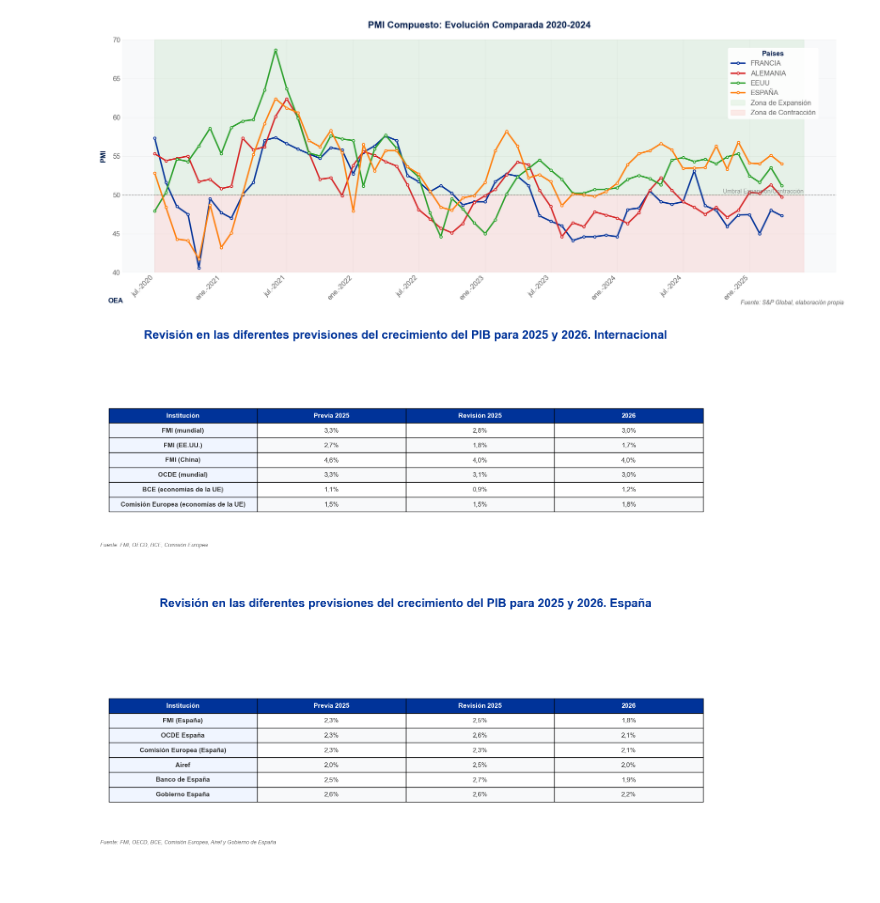
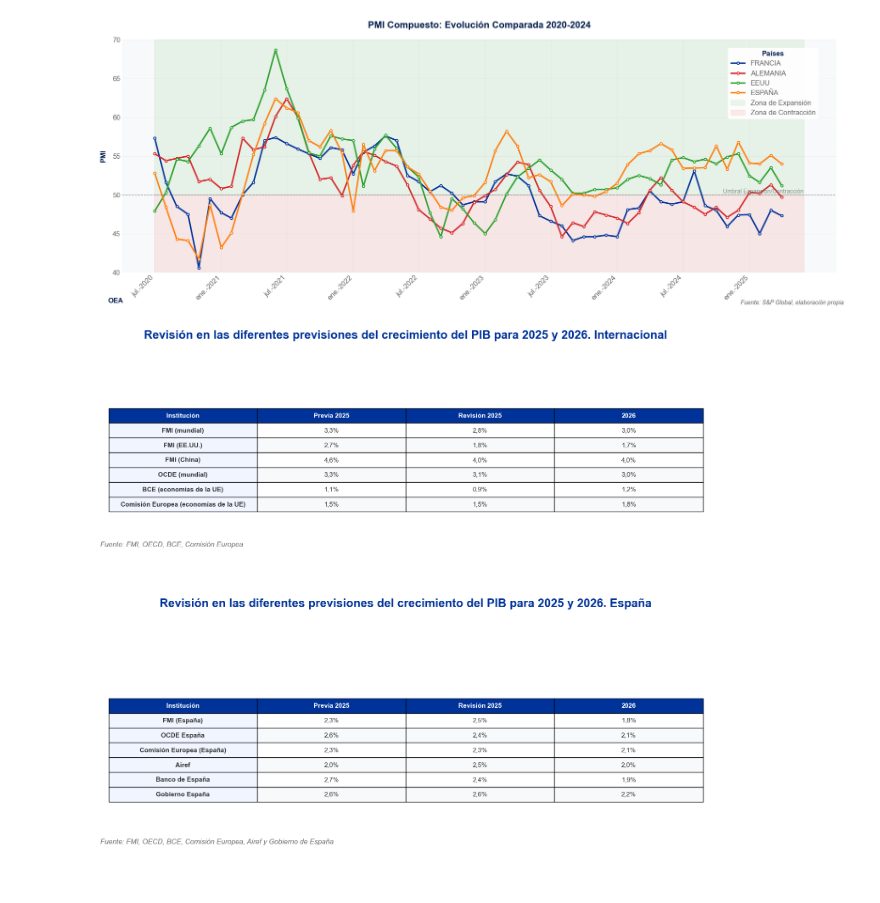
Before and after one commit to mhidper/camaras, a Jupyter notebook: codigos/codigos figuras.ipynb, the cells around one changed output. Saved outputs shown, nothing was run; the diff lists cells and outputs as text; code cells hidden in the pictures.

```diff
--- a/codigos/codigos figuras.ipynb
+++ b/codigos/codigos figuras.ipynb
@@ -220,8 +220,8 @@ data_internacional = {
 data_españa = {
     'Institución': ['FMI (España)', 'OCDE España',
                    'Comisión Europea (España)', 'Airef', 'Banco de España', 'Gobierno España'],
-    'Previa_2025': [2.3, 2.3, 2.3, 2.0, 2.5, 2.6],
-    'Revisión_2025': [2.5, 2.6, 2.3, 2.5, 2.7, 2.6],
+    'Previa_2025': [2.3, 2.6, 2.3, 2.0, 2.7, 2.6],
+    'Revisión_2025': [2.5, 2.4, 2.3, 2.5, 2.4, 2.6],
     '2026': [1.8, 2.1, 2.1, 2.0, 1.9, 2.2]
 }
 
@@ -269,32 +269,32 @@ def create_table(ax, data, title, source_text, y_source_pos):
     ax.set_title(title, pad=20, fontsize=20, fontweight='bold', color='#003399')
 
     # Añadir fuente debajo de la tabla
     plt.figtext(0.02, y_source_pos, source_text,
-                fontsize=9, style='italic', color='#666666')
+                fontsize=12, style='italic', color='#666666')
 
     # Eliminar ejes
     ax.axis('off')
 
 # Crear tablas con sus respectivas fuentes
 create_table(
     ax1,
     data_internacional,
     'Revisión en las diferentes previsiones del crecimiento del PIB para 2025 y 2026. Internacional',
     'Fuente: FMI, OECD, BCE, Comisión Europea',
     0.6  # Posición Y de la fuente para la primera tabla
 )
 
 create_table(
     ax2,
     data_españa,
     'Revisión en las diferentes previsiones del crecimiento del PIB para 2025 y 2026. España',
     'Fuente: FMI, OECD, BCE, Comisión Europea, Airef y Gobierno de España',
     0.1  # Posición Y de la fuente para la segunda tabla
 )
 
 # Ajustar espaciado
 plt.tight_layout(pad=3.0, h_pad=4.0)
 
 plt.show()
 # %% [output]
-[figure, old version]
+[figure, new version]
```
Also changed, not shown: 11 other files.
